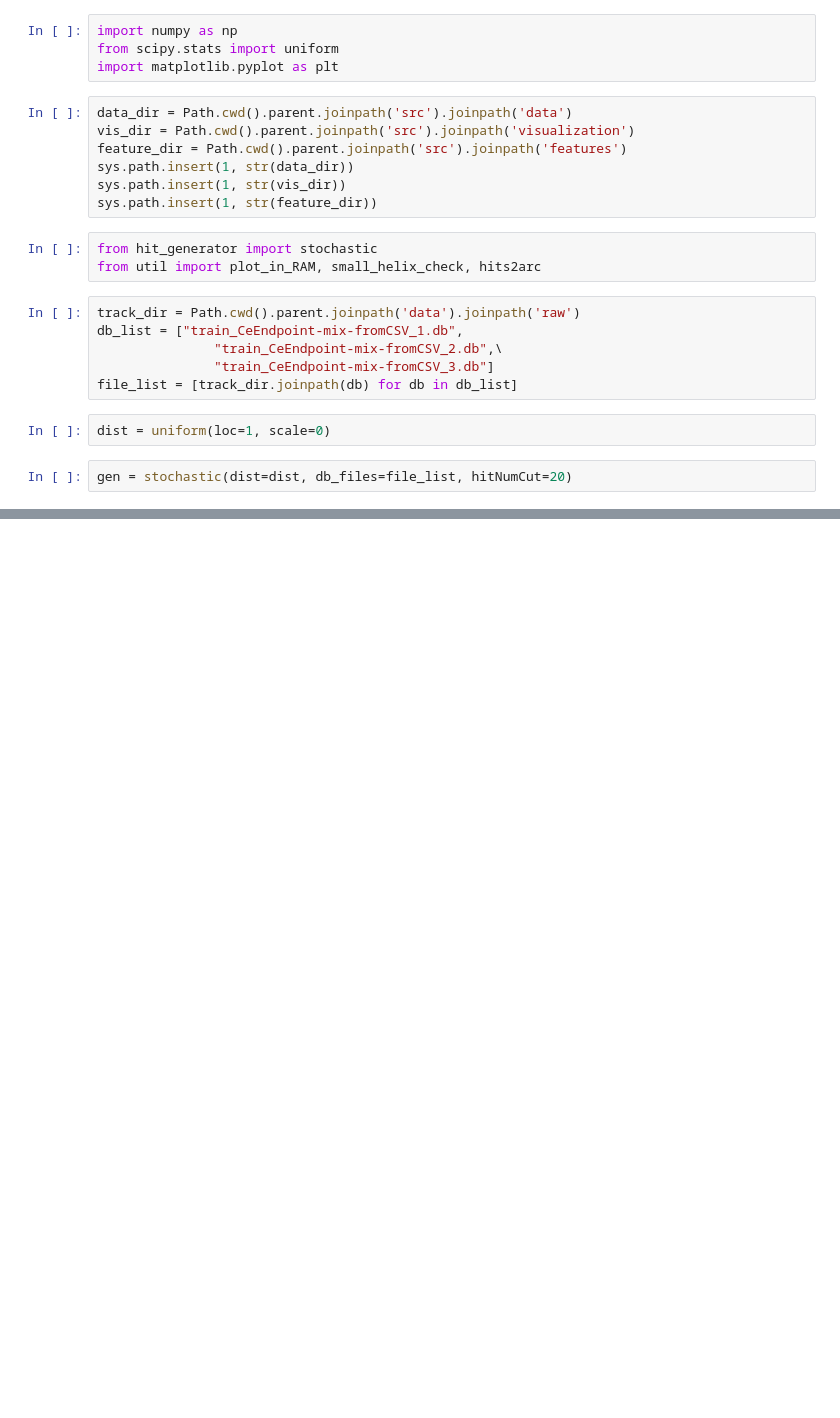
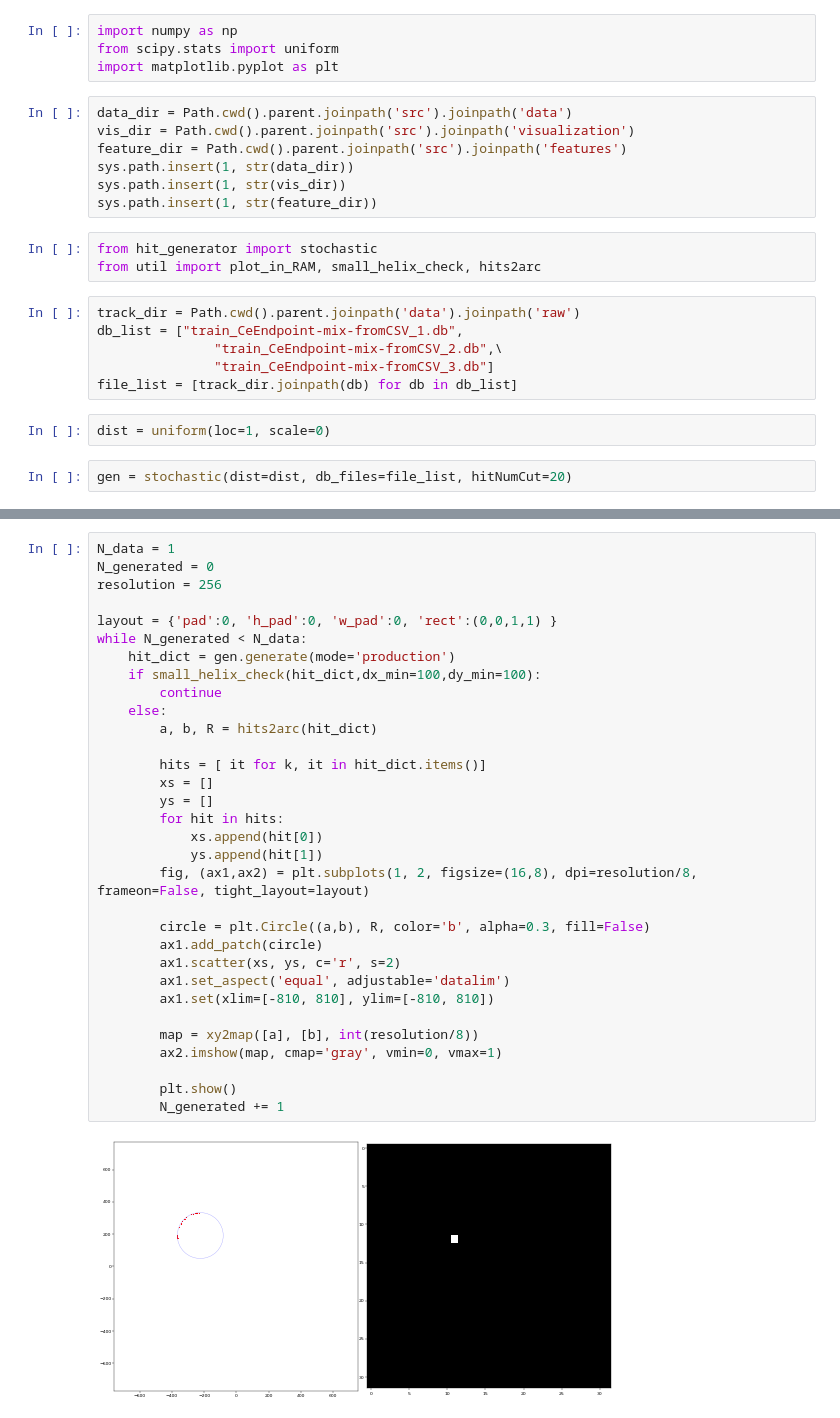
Before and after one commit to billy000400/CircNN, a Jupyter notebook: notebooks/test_arc_fit.ipynb, the cells around one changed output, grey strips where cells are left out. Saved outputs shown, nothing was run; the diff lists cells and outputs as text; blank space fills up the shorter version.

```diff
--- a/notebooks/test_arc_fit.ipynb
+++ b/notebooks/test_arc_fit.ipynb
@@ -66,0 +96,34 @@ while N_generated < N_data:
+# %%
+N_data = 1
+N_generated = 0
+resolution = 256
+
+layout = {'pad':0, 'h_pad':0, 'w_pad':0, 'rect':(0,0,1,1) }
+while N_generated < N_data:
+    hit_dict = gen.generate(mode='production')
+    if small_helix_check(hit_dict,dx_min=100,dy_min=100):
+        continue
+    else:
+        a, b, R = hits2arc(hit_dict)
+
+        hits = [ it for k, it in hit_dict.items()]
+        xs = []
+        ys = []
+        for hit in hits:
+            xs.append(hit[0])
+            ys.append(hit[1])
+        fig, (ax1,ax2) = plt.subplots(1, 2, figsize=(16,8), dpi=resolution/8, frameon=False, tight_layout=layout)
+
+        circle = plt.Circle((a,b), R, color='b', alpha=0.3, fill=False)
+        ax1.add_patch(circle)
+        ax1.scatter(xs, ys, c='r', s=2)
+        ax1.set_aspect('equal', adjustable='datalim')
+        ax1.set(xlim=[-810, 810], ylim=[-810, 810])
+
+        map = xy2map([a], [b], int(resolution/8))
+        ax2.imshow(map, cmap='gray', vmin=0, vmax=1)
+
+        plt.show()
+        N_generated += 1
+# %% [output]
+[figure, added]
```
Also changed, not shown: parts of 2 cells of this notebook, 1 other file.
